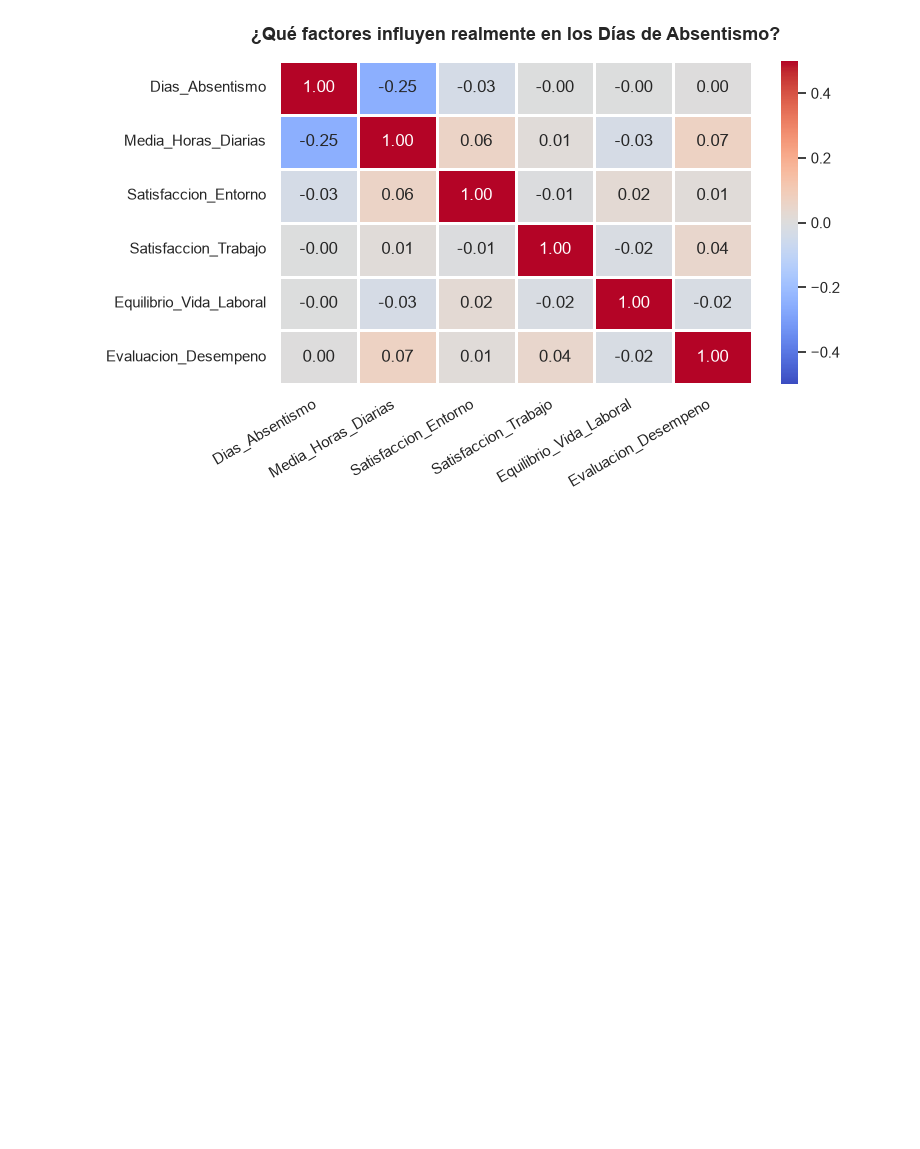
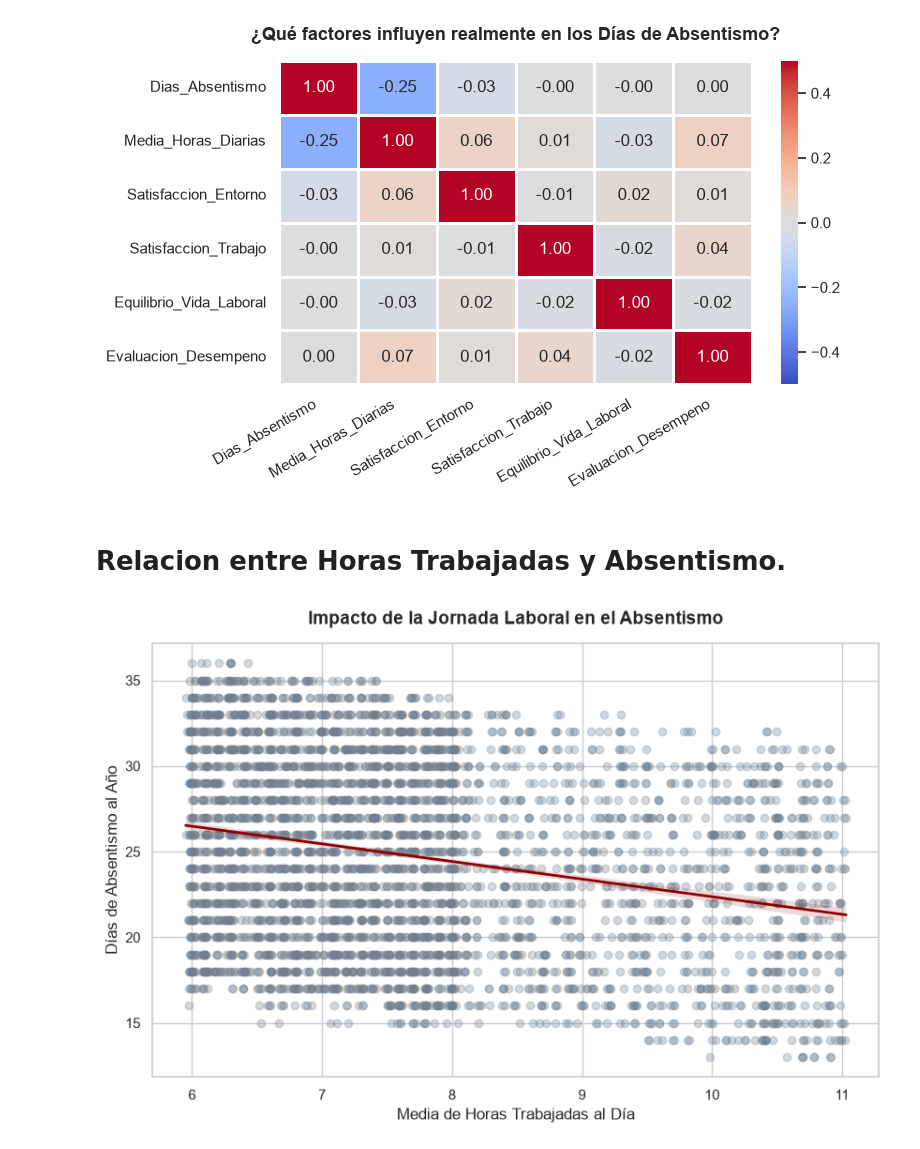
Before and after one commit to CesaReveron/hr-operational-optimizer, a Jupyter notebook: notebooks/01_eda.ipynb, the cells around one changed output. Saved outputs shown, nothing was run; the diff lists cells and outputs as text; code cells hidden in the pictures; blank space fills up the shorter version.

```diff
--- a/notebooks/01_eda.ipynb
+++ b/notebooks/01_eda.ipynb
@@ -103,3 +103,26 @@ plt.tight_layout()
 plt.show()
 # %% [output]
 [figure]
+# %% [markdown]
+# Relacion entre Horas Trabajadas y Absentismo.
+# %%
+import seaborn as sns
+import matplotlib.pyplot as plt
+
+# Creamos un gráfico de dispersión con línea de regresión para ver la tendencia
+plt.figure(figsize=(10, 6))
+sns.regplot(
+    data=df,
+    x='Media_Horas_Diarias',
+    y='Dias_Absentismo',
+    scatter_kws={'alpha':0.3, 'color': 'slategray'}, # Puntos semi-transparentes para evitar saturación
+    line_kws={'color': 'darkred', 'linewidth': 2}     # Línea de tendencia roja
+)
+
+plt.title('Impacto de la Jornada Laboral en el Absentismo', fontsize=14, fontweight='bold', pad=15)
+plt.xlabel('Media de Horas Trabajadas al Día', fontsize=12)
+plt.ylabel('Días de Absentismo al Año', fontsize=12)
+
+plt.show()
+# %% [output]
+[figure, added]
```
Also changed, not shown: parts of 1 cell of this notebook.
